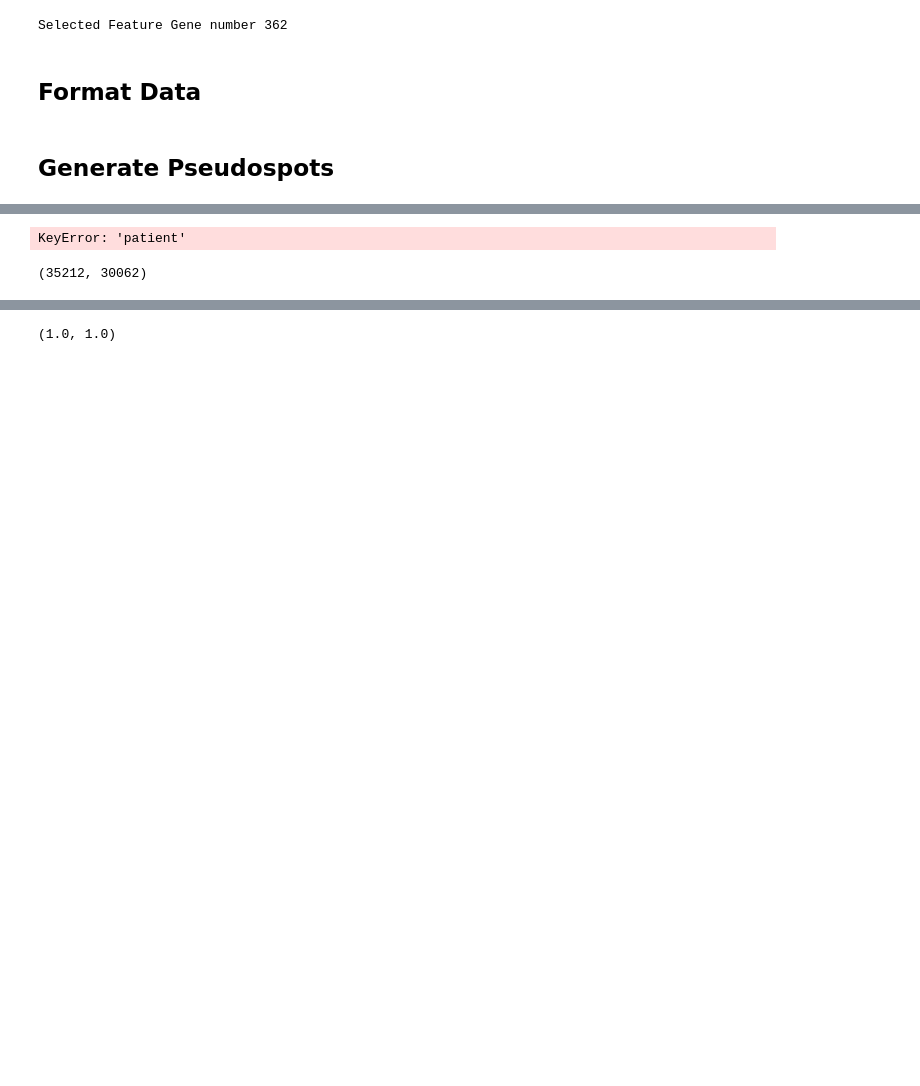
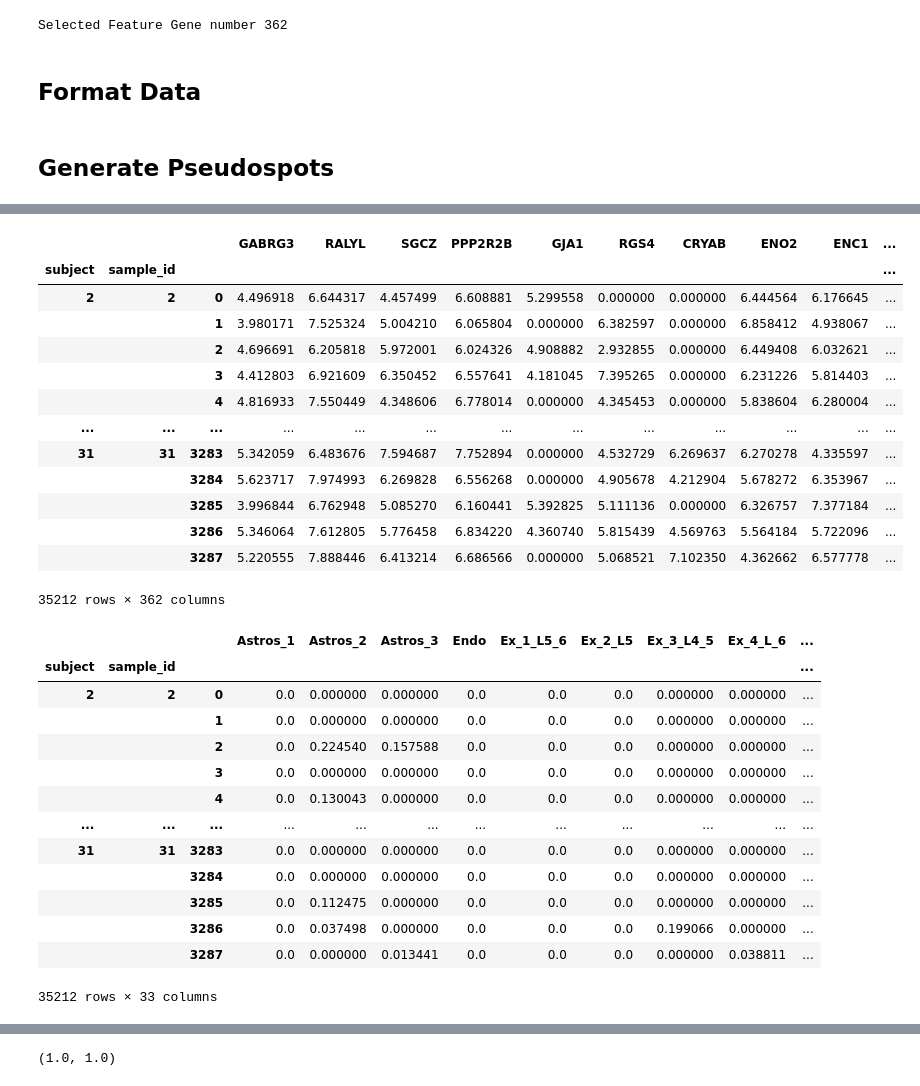
Before and after one commit to williamrobotma/AGrEDA, a Jupyter notebook: eda-dlpfc.ipynb, the cells around one changed output, grey strips where cells are left out. Saved outputs shown, nothing was run; the diff lists cells and outputs as text; code cells hidden in the pictures; blank space fills up the shorter version.

```diff
--- a/eda-dlpfc.ipynb
+++ b/eda-dlpfc.ipynb
@@ -190,31 +154,16 @@ def log_minmaxscale(arr):
     arr = np.log1p(arr)
     return (arr-np.reshape(np.min(arr,axis=1), (arrd,1)))/np.reshape((np.max(arr, axis=1)-np.min(arr,axis=1)),(arrd,1))
 # %%
-
-mat_sc = adata_sc_dlpfc.X.todense()
-
-# df_sc = adata_sc_dlpfc.obs
-
-# lab_sc_sub = df_sc.cell_subclass
-# sc_sub_dict = dict(zip(range(len(set(lab_sc_sub))), set(lab_sc_sub)))
-# sc_sub_dict2 = dict((y,x) for x,y in sc_sub_dict.items())
-# lab_sc_num = [sc_sub_dict2[ii] for ii in lab_sc_sub]
-# lab_sc_num = np.asarray(lab_sc_num, dtype='int')
-
-sc_mix, lab_mix = random_mix(mat_sc, lab_sc_num, nmix=nmix, n_samples=len(adata_spatialLIBD))
+# mat_sc = adata_sc_dlpfc.X.todense()
+# mat_sp_train = adata_spatialLIBD[adata_spatialLIBD.obs.sample_id == sample_id_n].X.todense()
 
 
 
+df_sc = adata_sc_dlpfc.to_df()
+df_sc.index = pd.MultiIndex.from_frame(adata_sc_dlpfc.obs.reset_index())
 
 
-# sc_mix_s = log_minmaxscale(sc_mix)
-
-# mat_sc_s = log_minmaxscale(mat_sc)
+sc_sub_dict = dict(zip(range(df_genelists.shape[1]), df_genelists.columns.tolist()))
+sc_sub_dict2 = dict((y, x) for x, y in sc_sub_dict.items())
+# lab_sc_num = [sc_sub_dict2[ii] for ii in lab_sc_sub]
+# lab_sc_num = np.asarray(lab_sc_num, dtype='int')
-# %%
-pd.concat([adata_sc_dlpfc.obs['patient'], np.sum(adata_sc_dlpfc.X, axis=1)])#.shape
-# %% [output]
-KeyError: 'patient'
-# %%
-adata_sc_dlpfc.X.shape
-# %% [output]
-(35212, 30062)
@@ -220,0 +202,43 @@ adata_sc_dlpfc.X.shape
+# %%
+sc_mix_df = pd.concat(sc_mix_l, keys=patient_l, names=['subject'])
+lab_mix_df = pd.concat(lab_mix_l, keys=patient_l, names=['subject']).fillna(0.)
+lab_mix_df = lab_mix_df.reindex(columns=df_genelists.columns)
+
+lab_mix_df['sample_id'] = lab_mix_df.index.get_level_values('subject')
+sc_mix_df['sample_id'] = sc_mix_df.index.get_level_values('subject')
+lab_mix_df = lab_mix_df.set_index('sample_id', append=True)
+sc_mix_df = sc_mix_df.set_index('sample_id', append=True)
+lab_mix_df = lab_mix_df.reorder_levels([0,2,1])
+sc_mix_df = sc_mix_df.reorder_levels([0,2,1])
+
+display(sc_mix_df)
+display(lab_mix_df)
+# %% [output]
+|  |  |  | GABRG3 | RALYL | SGCZ | PPP2R2B | GJA1 | RGS4 | CRYAB | ENO2 | ENC1 | ... |
+| subject | sample_id |  |  |  |  |  |  |  |  |  |  | ... |
+| 2 | 2 | 0 | 4.496918 | 6.644317 | 4.457499 | 6.608881 | 5.299558 | 0.000000 | 0.000000 | 6.444564 | 6.176645 | ... |
+|  |  | 1 | 3.980171 | 7.525324 | 5.004210 | 6.065804 | 0.000000 | 6.382597 | 0.000000 | 6.858412 | 4.938067 | ... |
+|  |  | 2 | 4.696691 | 6.205818 | 5.972001 | 6.024326 | 4.908882 | 2.932855 | 0.000000 | 6.449408 | 6.032621 | ... |
+|  |  | 3 | 4.412803 | 6.921609 | 6.350452 | 6.557641 | 4.181045 | 7.395265 | 0.000000 | 6.231226 | 5.814403 | ... |
+|  |  | 4 | 4.816933 | 7.550449 | 4.348606 | 6.778014 | 0.000000 | 4.345453 | 0.000000 | 5.838604 | 6.280004 | ... |
+| ... | ... | ... | ... | ... | ... | ... | ... | ... | ... | ... | ... | ... |
+| 31 | 31 | 3283 | 5.342059 | 6.483676 | 7.594687 | 7.752894 | 0.000000 | 4.532729 | 6.269637 | 6.270278 | 4.335597 | ... |
+|  |  | 3284 | 5.623717 | 7.974993 | 6.269828 | 6.556268 | 0.000000 | 4.905678 | 4.212904 | 5.678272 | 6.353967 | ... |
+|  |  | 3285 | 3.996844 | 6.762948 | 5.085270 | 6.160441 | 5.392825 | 5.111136 | 0.000000 | 6.326757 | 7.377184 | ... |
+|  |  | 3286 | 5.346064 | 7.612805 | 5.776458 | 6.834220 | 4.360740 | 5.815439 | 4.569763 | 5.564184 | 5.722096 | ... |
+|  |  | 3287 | 5.220555 | 7.888446 | 6.413214 | 6.686566 | 0.000000 | 5.068521 | 7.102350 | 4.362662 | 6.577778 | ... |
+35212 rows × 362 columns
+|  |  |  | Astros_1 | Astros_2 | Astros_3 | Endo | Ex_1_L5_6 | Ex_2_L5 | Ex_3_L4_5 | Ex_4_L_6 | ... |
+| subject | sample_id |  |  |  |  |  |  |  |  |  | ... |
+| 2 | 2 | 0 | 0.0 | 0.000000 | 0.000000 | 0.0 | 0.0 | 0.0 | 0.000000 | 0.000000 | ... |
+|  |  | 1 | 0.0 | 0.000000 | 0.000000 | 0.0 | 0.0 | 0.0 | 0.000000 | 0.000000 | ... |
+|  |  | 2 | 0.0 | 0.224540 | 0.157588 | 0.0 | 0.0 | 0.0 | 0.000000 | 0.000000 | ... |
+|  |  | 3 | 0.0 | 0.000000 | 0.000000 | 0.0 | 0.0 | 0.0 | 0.000000 | 0.000000 | ... |
+|  |  | 4 | 0.0 | 0.130043 | 0.000000 | 0.0 | 0.0 | 0.0 | 0.000000 | 0.000000 | ... |
+| ... | ... | ... | ... | ... | ... | ... | ... | ... | ... | ... | ... |
+| 31 | 31 | 3283 | 0.0 | 0.000000 | 0.000000 | 0.0 | 0.0 | 0.0 | 0.000000 | 0.000000 | ... |
+|  |  | 3284 | 0.0 | 0.000000 | 0.000000 | 0.0 | 0.0 | 0.0 | 0.000000 | 0.000000 | ... |
+|  |  | 3285 | 0.0 | 0.112475 | 0.000000 | 0.0 | 0.0 | 0.0 | 0.000000 | 0.000000 | ... |
+|  |  | 3286 | 0.0 | 0.037498 | 0.000000 | 0.0 | 0.0 | 0.0 | 0.199066 | 0.000000 | ... |
+|  |  | 3287 | 0.0 | 0.000000 | 0.013441 | 0.0 | 0.0 | 0.0 | 0.000000 | 0.038811 | ... |
+35212 rows × 33 columns
```
Also changed, not shown: parts of 30 cells of this notebook.
